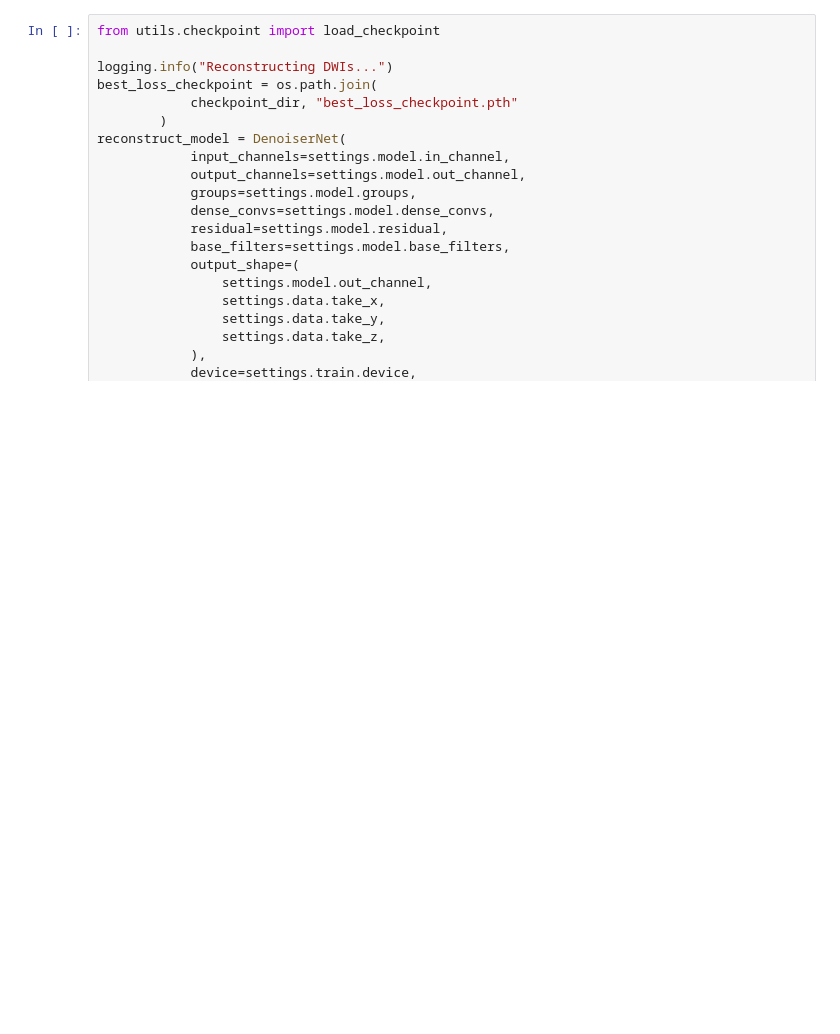
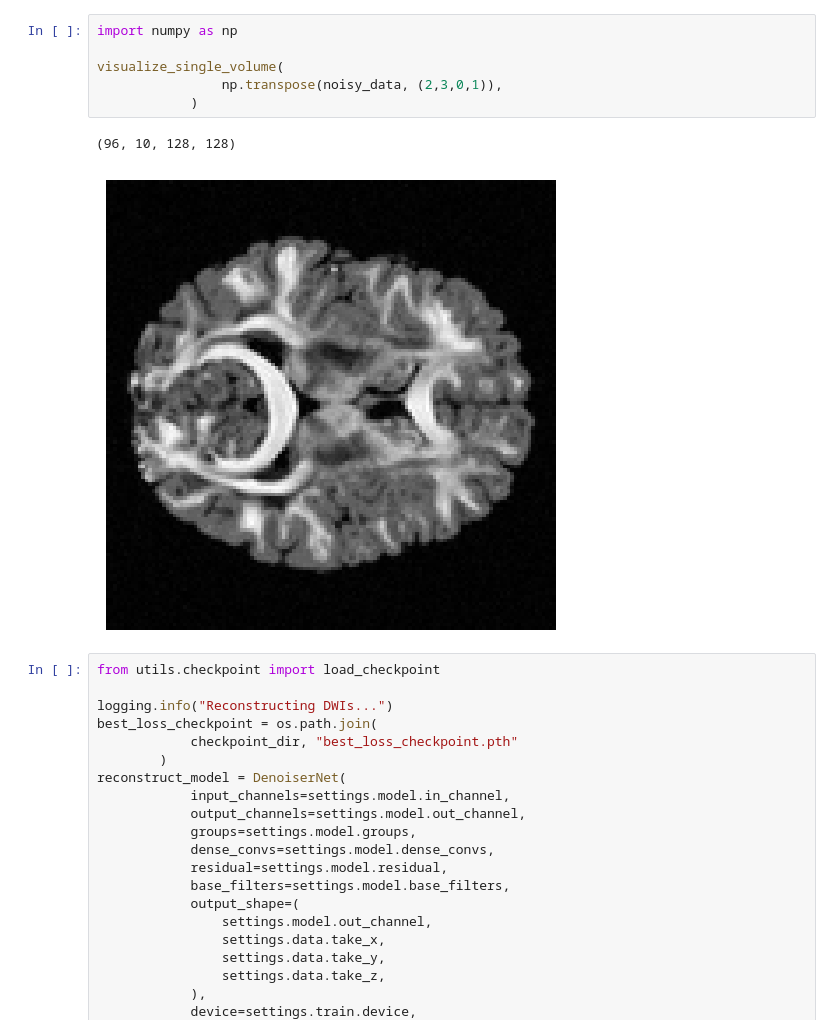
Before and after one commit to joseFranciscoHS/TechJourney, a Jupyter notebook: DWMRI/src/tests.ipynb, the cells around one changed output. Saved outputs shown, nothing was run; the diff lists cells and outputs as text; blank space fills up the shorter version.

```diff
--- a/DWMRI/src/tests.ipynb
+++ b/DWMRI/src/tests.ipynb
@@ -168,3 +67,12 @@ if train:
+# %%
+import numpy as np
+
+visualize_single_volume(
+                np.transpose(noisy_data, (2,3,0,1)),
+            )
+# %% [output]
+(96, 10, 128, 128)
+[figure, added]
 # %%
 from utils.checkpoint import load_checkpoint
 
```
Also changed, not shown: parts of 3 cells of this notebook, 14 other files.
